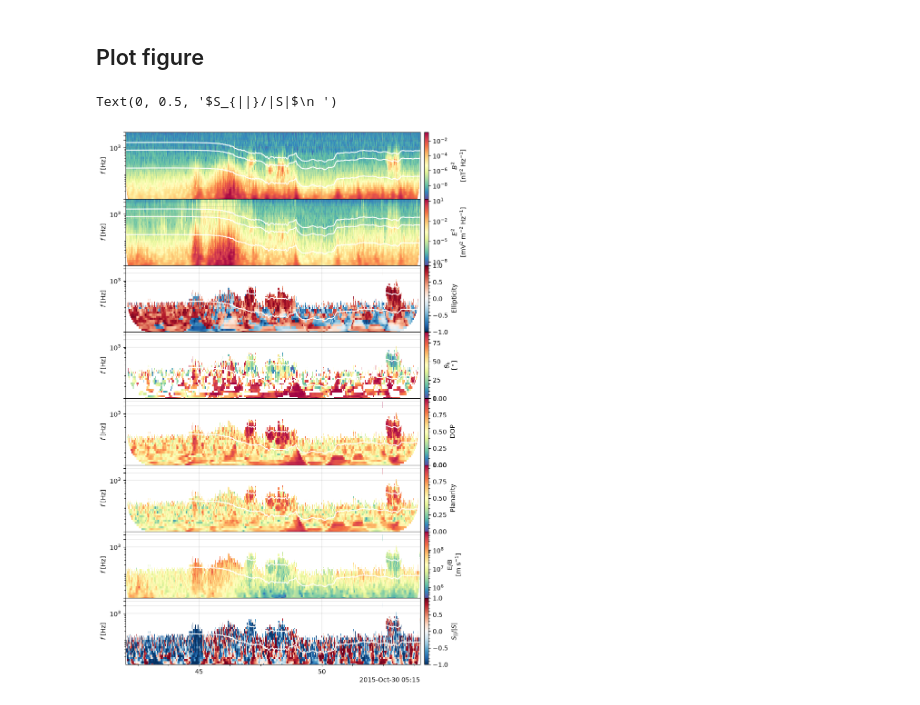
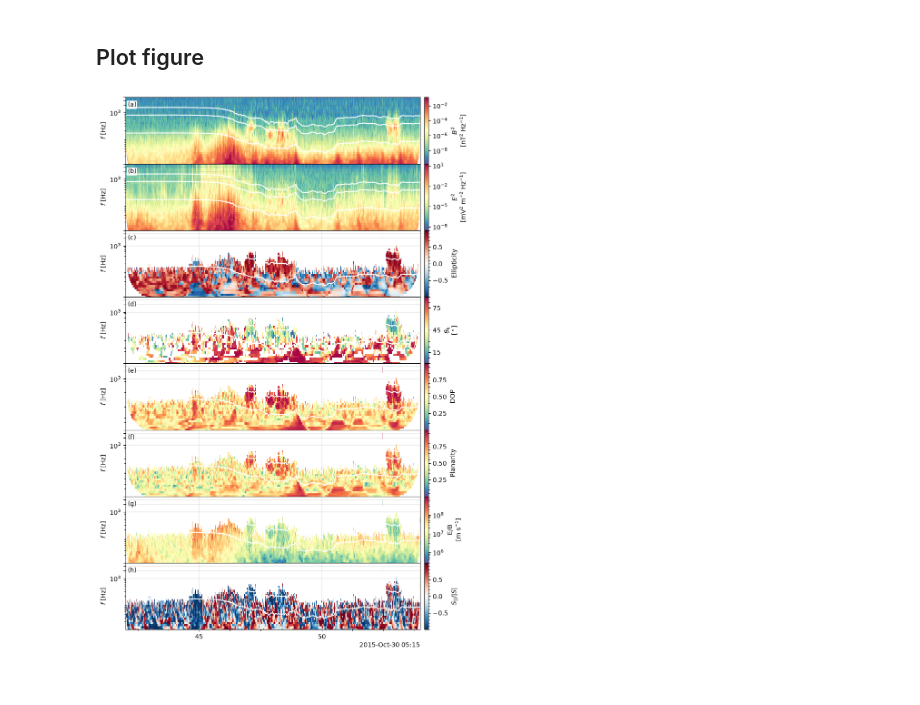
Before and after one commit to louis-richard/irfu-python, a Jupyter notebook: docs/examples/01_mms/example_mms_polarizationanalysis.ipynb, the cells around one changed output. Drawn from its saved outputs; the diff is of its cells as text; code cells hidden in the pictures.

```diff
--- a/docs/examples/01_mms/example_mms_polarizationanalysis.ipynb
+++ b/docs/examples/01_mms/example_mms_polarizationanalysis.ipynb
@@ -114,6 +114,7 @@ plot_line(axs[2], f_ce_01, color="w")
 plot_line(axs[2], f_ce_05, color="w")
 axs[2].set_ylabel("$f$ [Hz]")
 caxs2.set_ylabel("Ellipticity" + "\n" + " ")
+caxs2.set_yticks([-0.5, 0, 0.5])
 
 axs[3], caxs3 = plot_spectr(
     axs[3], thetak, yscale="log", cmap="Spectral_r", clim=[0, 90]
@@ -123,38 +124,45 @@ plot_line(axs[3], f_ce_01, color="w")
 plot_line(axs[3], f_ce_05, color="w")
 axs[3].set_ylabel("$f$ [Hz]")
 caxs3.set_ylabel("$\\theta_k$" + "\n" + "[$^\\circ$]")
+caxs3.set_yticks([15, 45, 75])
 
 axs[4], caxs4 = plot_spectr(axs[4], dop, yscale="log", cmap="Spectral_r", clim=[0, 1])
 plot_line(axs[4], f_ce, color="w")
 plot_line(axs[4], f_ce_01, color="w")
 plot_line(axs[4], f_ce_05, color="w")
 axs[4].set_ylabel("$f$ [Hz]")
 caxs4.set_ylabel("DOP" + "\n" + " ")
+caxs4.set_yticks([0.25, 0.5, 0.75])
 
 
 axs[5], caxs5 = plot_spectr(
     axs[5], planarity, yscale="log", cmap="Spectral_r", clim=[0, 1]
 )
 plot_line(axs[5], f_ce, color="w")
 plot_line(axs[5], f_ce_01, color="w")
 plot_line(axs[5], f_ce_05, color="w")
 axs[5].set_ylabel("$f$ [Hz]")
 caxs5.set_ylabel("Planarity" + "\n" + " ")
+caxs5.set_yticks([0.25, 0.5, 0.75])
 
 
 axs[6], caxs6 = plot_spectr(axs[6], v_ph, yscale="log", cscale="log", cmap="Spectral_r")
 plot_line(axs[6], f_ce, color="w")
 plot_line(axs[6], f_ce_01, color="w")
 plot_line(axs[6], f_ce_05, color="w")
 axs[6].set_ylabel("$f$ [Hz]")
 caxs6.set_ylabel("E/B" + "\n" + "[m s$^{-1}$]")
 
 axs[7], caxs7 = plot_spectr(axs[7], pflux_z, yscale="log", cmap="RdBu_r", clim=[-1, 1])
 plot_line(axs[7], f_ce, color="w")
 plot_line(axs[7], f_ce_01, color="w")
 plot_line(axs[7], f_ce_05, color="w")
 axs[7].set_ylabel("$f$ [Hz]")
 caxs7.set_ylabel("$S_{||}/|S|$" + "\n" + " ")
+caxs7.set_yticks([-0.5, 0, 0.5])
+
+label_options = dict(bbox=dict(facecolor="white", edgecolor="none", pad=1))
+make_labels(axs, [0.008, 0.86], **label_options)
+f.align_ylabels(axs)
 # %% [output]
-Text(0, 0.5, '$S_{||}/|S|$\n ')
-[figure, old version]
+[figure, new version]
```
Also changed, not shown: parts of 3 cells of this notebook.
